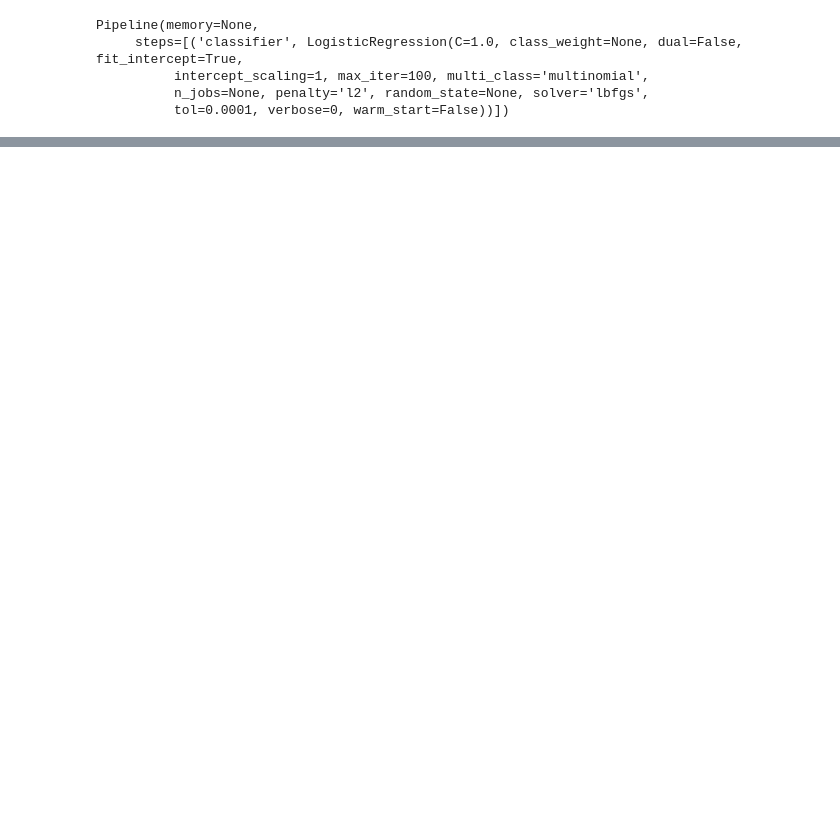
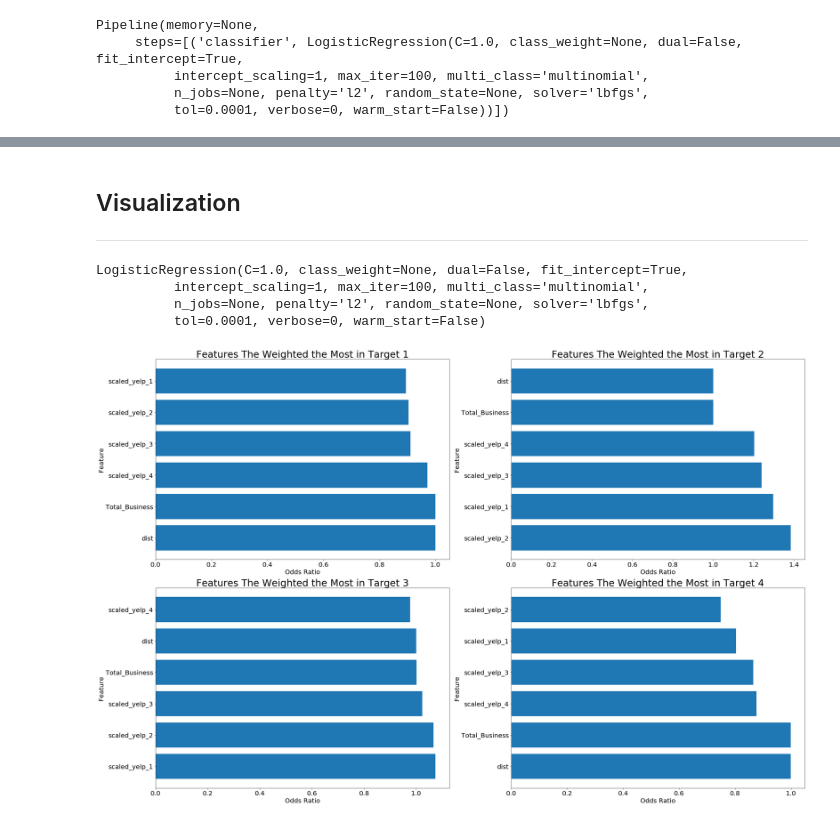
Before and after one commit to jlian014/Clientproject_DSI_LA6, a Jupyter notebook: Code/03_Feature_Engineering_&_Modeling.ipynb, the cells around one changed output, grey strips where cells are left out. Drawn from its saved outputs; the diff is of its cells as text; code cells hidden in the pictures; blank space fills up the shorter version.

```diff
--- a/Code/03_Feature_Engineering_&_Modeling.ipynb
+++ b/Code/03_Feature_Engineering_&_Modeling.ipynb
@@ -82,7 +162,7 @@ Why sacle our variables?
 # %% [markdown]
 # Model Preparation
 # %%
-X = df[['scaled_yelp_1', 'scaled_yelp_2','scaled_yelp_3', 'scaled_yelp_4']]
+X = df[['scaled_yelp_1', 'scaled_yelp_2','scaled_yelp_3', 'scaled_yelp_4','Total_Business','dist']]
 y = df['target']
 # %%
 X_train, X_test, y_train, y_test = train_test_split(X, y, random_state=42)
@@ -107,10 +184,0 @@ params = {'C': [1.0, 2.0, 3.0, 4.0]}
-# %%
-start_time = time.time()
-gs_lr = GridSearchCV(LogisticRegression(random_state=42,
-                                        solver='lbfgs',
-                                        multi_class='multinomial'),
-                    param_grid=params,
-                    return_train_score=False,
-                    cv=3)
-gs_lr.fit(X_train, y_train)
-print(f'Time Spent: {round((time.time()-start_time)/60)} mins')
@@ -179,0 +242,59 @@ array([-0.66347048,  1.39394473,  0.36991236, -1.10038662])
+# %% [markdown]
+## Visualization
+---
+# %%
+lr = LogisticRegression(solver='lbfgs', multi_class='multinomial')
+lr.fit(X_train, y_train.values.ravel())
+# %% [output]
+LogisticRegression(C=1.0, class_weight=None, dual=False, fit_intercept=True,
+          intercept_scaling=1, max_iter=100, multi_class='multinomial',
+          n_jobs=None, penalty='l2', random_state=None, solver='lbfgs',
+          tol=0.0001, verbose=0, warm_start=False)
+# %%
+feat_importance = pd.DataFrame(np.exp(lr.coef_[0]), X_train.columns, columns=['importance'])
+feat_importance_1 = pd.DataFrame(np.exp(lr.coef_[1]), X_train.columns, columns=['importance'])
+feat_importance_2 = pd.DataFrame(np.exp(lr.coef_[2]), X_train.columns, columns=['importance'])
+feat_importance_3 = pd.DataFrame(np.exp(lr.coef_[3]), X_train.columns, columns=['importance'])
+# %%
+plt.figure(figsize=(31,20))
+
+plt.subplot(2, 2, 1)
+temp = feat_importance.sort_values('importance', ascending=False)
+plt.barh(temp.index, temp['importance'])
+plt.title('Features The Weighted the Most in Target 1', fontsize=30)
+plt.xlabel('Odds Ratio', fontsize=20)
+plt.ylabel('Feature', fontsize=20)
+plt.yticks(fontsize=20)
+plt.xticks(fontsize=20)
+
+plt.subplot(2, 2, 2)
+temp = feat_importance_1.sort_values('importance', ascending=False)
+plt.barh(temp.index, temp['importance'])
+plt.title('Features The Weighted the Most in Target 2', fontsize=30)
+plt.xlabel('Odds Ratio', fontsize=20)
+plt.ylabel('Feature', fontsize=20)
+plt.yticks(fontsize=20)
+plt.xticks(fontsize=20)
+
+plt.subplot(2, 2, 3)
+temp = feat_importance_2.sort_values('importance', ascending=False)
+plt.barh(temp.index, temp['importance'])
+plt.title('Features The Weighted the Most in Target 3', fontsize=30)
+plt.xlabel('Odds Ratio', fontsize=20)
+plt.ylabel('Feature', fontsize=20)
+plt.yticks(fontsize=20)
+plt.xticks(fontsize=20)
+
+plt.subplot(2, 2, 4)
+temp = feat_importance_3.sort_values('importance', ascending=False)
+plt.barh(temp.index, temp['importance'])
+plt.title('Features The Weighted the Most in Target 4', fontsize=30)
+plt.xlabel('Odds Ratio', fontsize=20)
+plt.ylabel('Feature', fontsize=20)
+plt.yticks(fontsize=20)
+plt.xticks(fontsize=20)
+
+plt.tight_layout()
+plt.show();
+# %% [output]
+[figure, added]
```
Also changed, not shown: parts of 40 cells of this notebook, 1 other file.
